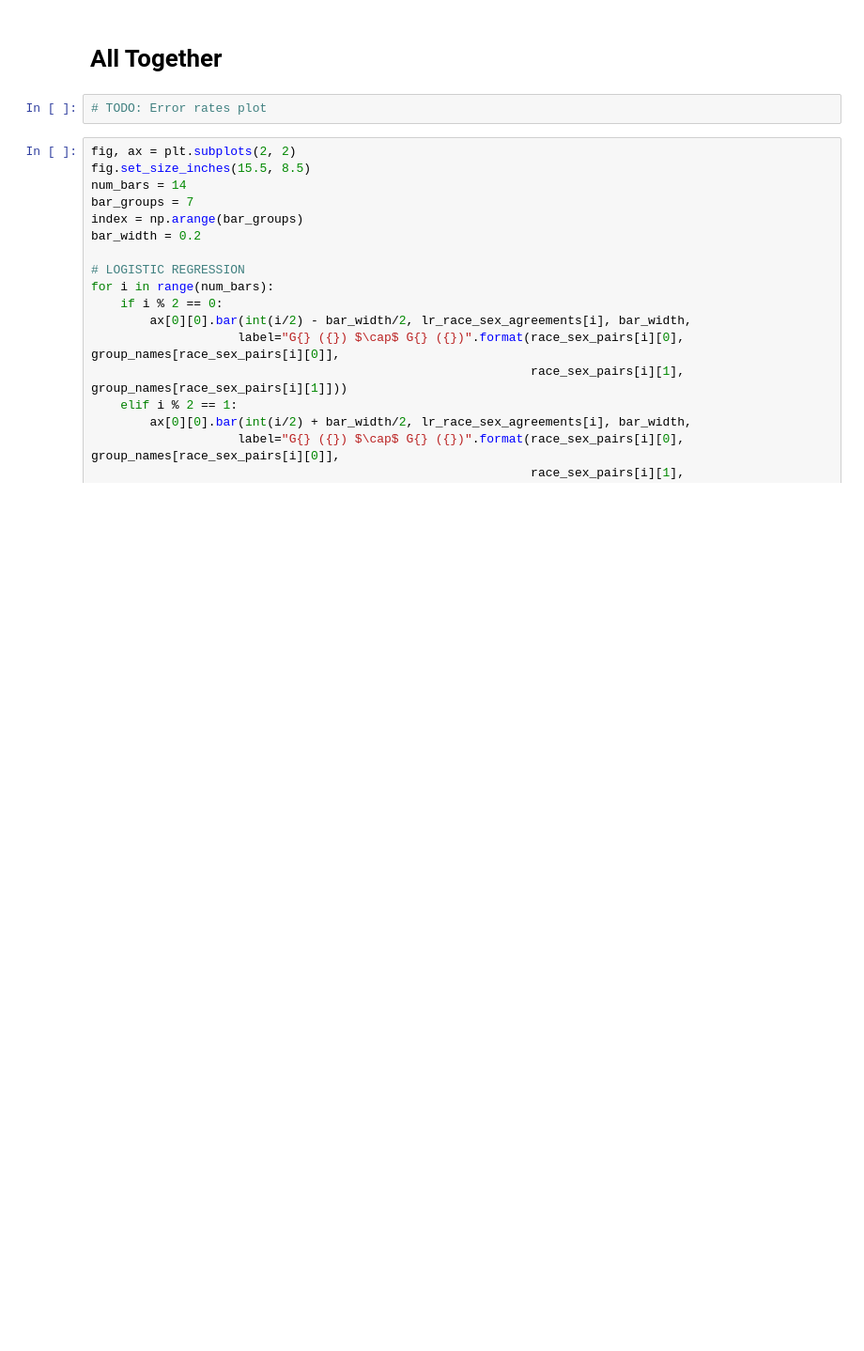
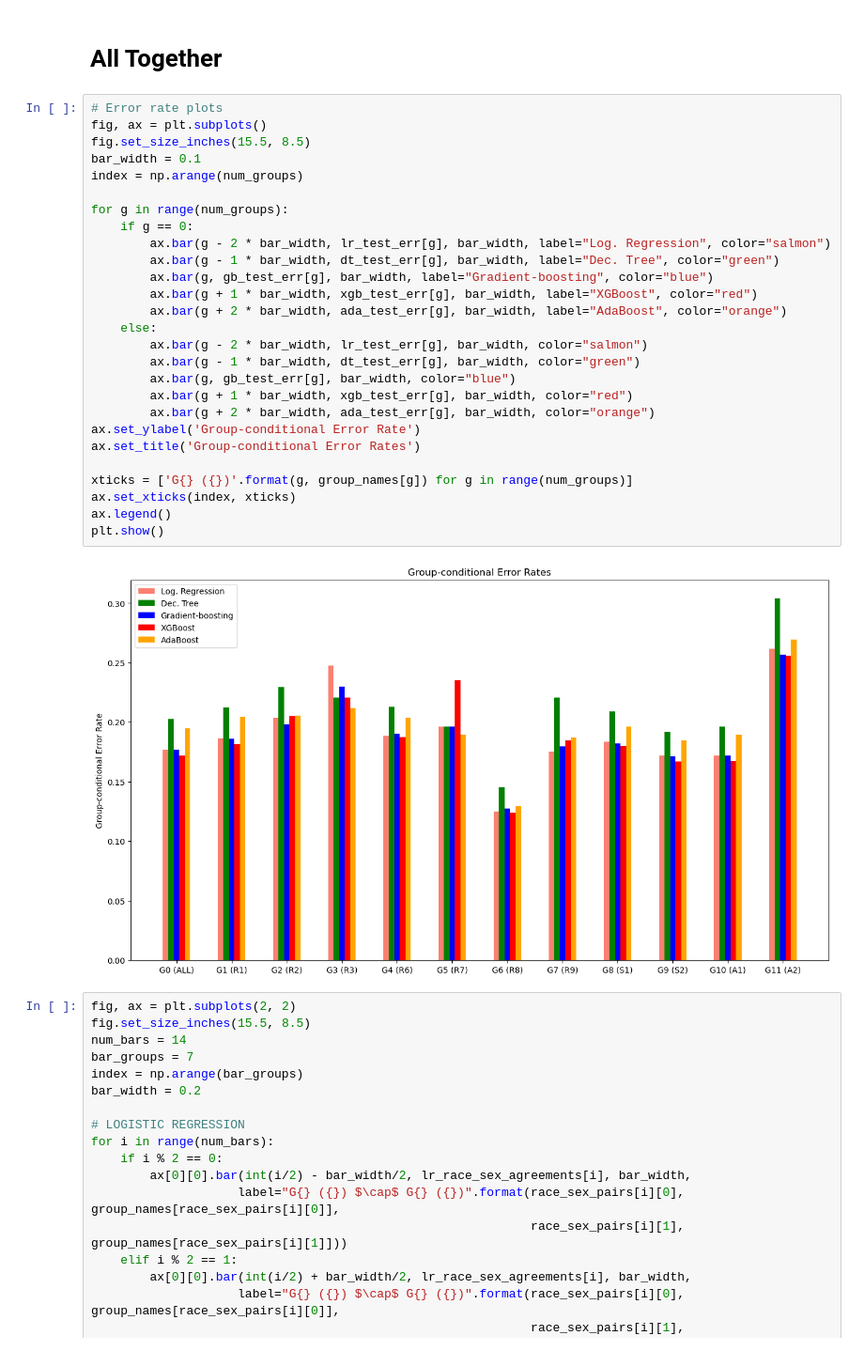
Before and after one commit to samuel-deng/tree_robust, a Jupyter notebook: experiments_income_agreement.ipynb, the cells around one changed output. Shown at 94% size. Saved outputs shown, nothing was run; the diff lists cells and outputs as text; blank space fills up the shorter version.

```diff
--- a/experiments_income_agreement.ipynb
+++ b/experiments_income_agreement.ipynb
@@ -1303,8 +1303,35 @@ plt.show()
 [figure]
 # %% [markdown]
 # All Together
-# %%
-# TODO: Error rates plot
+# %%
+# Error rate plots
+fig, ax = plt.subplots()
+fig.set_size_inches(15.5, 8.5)
+bar_width = 0.1
+index = np.arange(num_groups)
+
+for g in range(num_groups):
+    if g == 0:
+        ax.bar(g - 2 * bar_width, lr_test_err[g], bar_width, label="Log. Regression", color="salmon")
+        ax.bar(g - 1 * bar_width, dt_test_err[g], bar_width, label="Dec. Tree", color="green")
+        ax.bar(g, gb_test_err[g], bar_width, label="Gradient-boosting", color="blue")
+        ax.bar(g + 1 * bar_width, xgb_test_err[g], bar_width, label="XGBoost", color="red")
+        ax.bar(g + 2 * bar_width, ada_test_err[g], bar_width, label="AdaBoost", color="orange")
+    else:
+        ax.bar(g - 2 * bar_width, lr_test_err[g], bar_width, color="salmon")
+        ax.bar(g - 1 * bar_width, dt_test_err[g], bar_width, color="green")
+        ax.bar(g, gb_test_err[g], bar_width, color="blue")
+        ax.bar(g + 1 * bar_width, xgb_test_err[g], bar_width, color="red")
+        ax.bar(g + 2 * bar_width, ada_test_err[g], bar_width, color="orange")
+ax.set_ylabel('Group-conditional Error Rate')
+ax.set_title('Group-conditional Error Rates')
+
+xticks = ['G{} ({})'.format(g, group_names[g]) for g in range(num_groups)]
+ax.set_xticks(index, xticks)
+ax.legend()
+plt.show()
+# %% [output]
+[figure, added]
 # %%
 fig, ax = plt.subplots(2, 2)
 fig.set_size_inches(15.5, 8.5)
```
Also changed, not shown: 5 other files.
